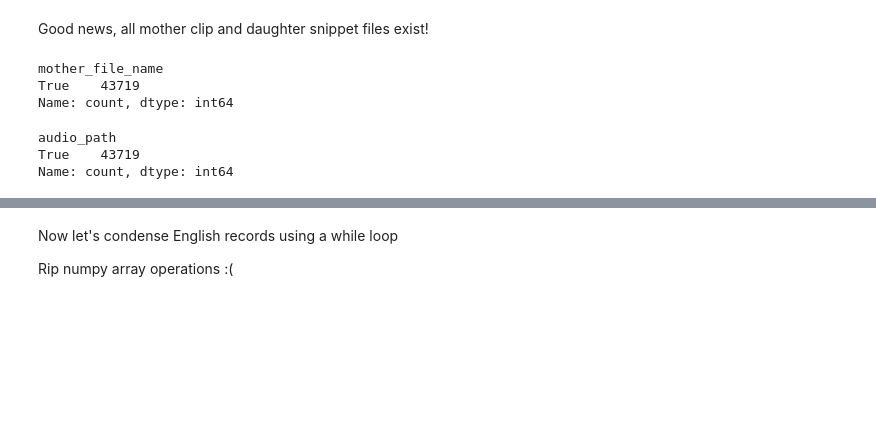
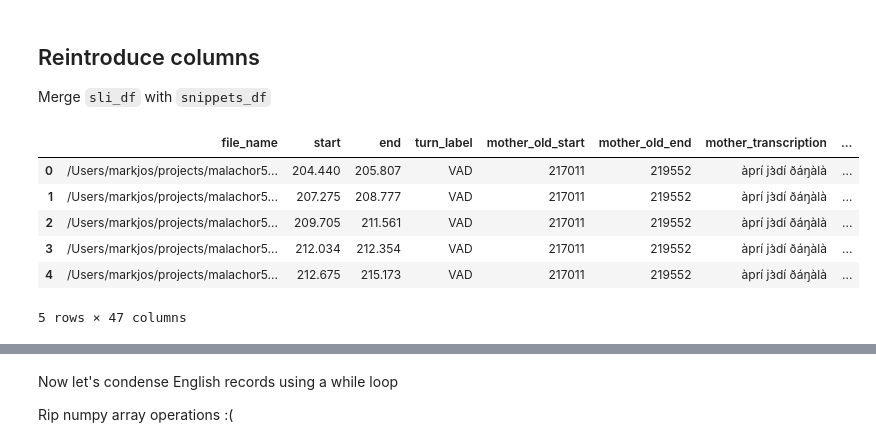
Before and after one commit to markjosims/malachor5, a Jupyter notebook: notebooks/en_tic_snippets.ipynb, the cells around one changed output, grey strips where cells are left out. Cells and saved outputs as stored; diff of their text form; code cells hidden in the pictures; blank space fills up the shorter version.

```diff
--- a/notebooks/en_tic_snippets.ipynb
+++ b/notebooks/en_tic_snippets.ipynb
@@ -15,14 +27,16 @@ NameError: name 'sli_df' is not defined
-# %% [markdown]
-Good news, all mother clip and daughter snippet files exist!
-# %%
-('/Users/markjos/projects/malachor5/data/tira-code-mixed/'+sli_df['mother_file_name']).apply(os.path.exists).value_counts()
-# %% [output]
-mother_file_name
-True    43719
-Name: count, dtype: int64
-# %%
-('/Users/markjos/projects/malachor5/data/tira-code-mixed-snippets/clips/train/'+sli_df['audio_path']).apply(os.path.exists).value_counts()
-# %% [output]
-audio_path
-True    43719
-Name: count, dtype: int64
+# %% [markdown]
+## Reintroduce columns
+Merge `sli_df` with `snippets_df`
+# %%
+snippets_data='/Users/markjos/projects/malachor5/data/tira-snippets-30s-uncondensed/metadata.csv'
+snippets_df=pd.read_csv(snippets_data)
+snippets_df=snippets_df[snippets_df['mother_split']=='train']
+snippets_df.head()
+# %% [output]
+|  | file_name | start | end | turn_label | mother_old_start | mother_old_end | mother_transcription | ... |
+| 0 | /Users/markjos/projects/malachor5... | 204.440 | 205.807 | VAD | 217011 | 219552 | àprí jɜ̀dí ðáŋàlà | ... |
+| 1 | /Users/markjos/projects/malachor5... | 207.275 | 208.777 | VAD | 217011 | 219552 | àprí jɜ̀dí ðáŋàlà | ... |
+| 2 | /Users/markjos/projects/malachor5... | 209.705 | 211.561 | VAD | 217011 | 219552 | àprí jɜ̀dí ðáŋàlà | ... |
+| 3 | /Users/markjos/projects/malachor5... | 212.034 | 212.354 | VAD | 217011 | 219552 | àprí jɜ̀dí ðáŋàlà | ... |
+| 4 | /Users/markjos/projects/malachor5... | 212.675 | 215.173 | VAD | 217011 | 219552 | àprí jɜ̀dí ðáŋàlà | ... |
+5 rows × 47 columns
```
Also changed, not shown: parts of 26 cells of this notebook.
